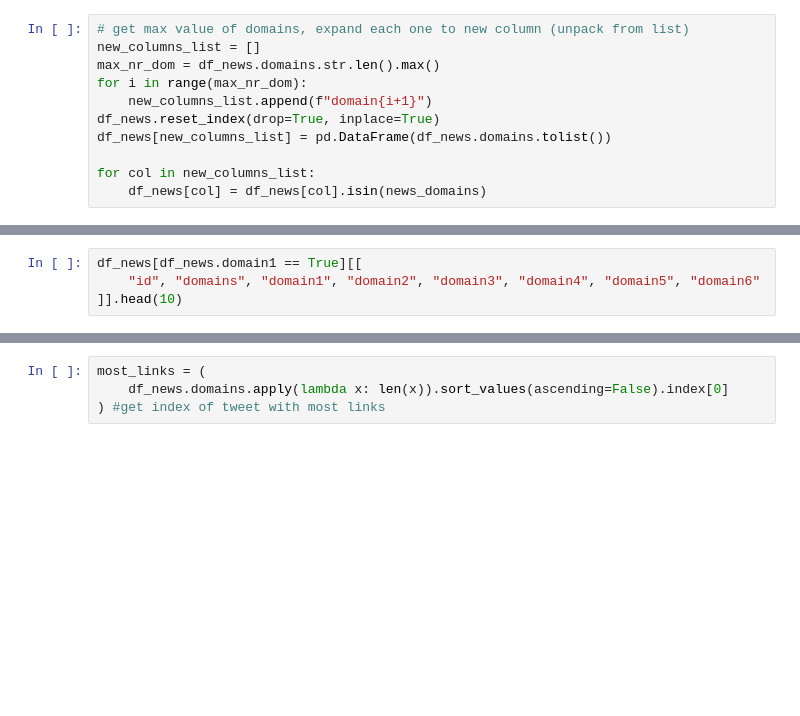
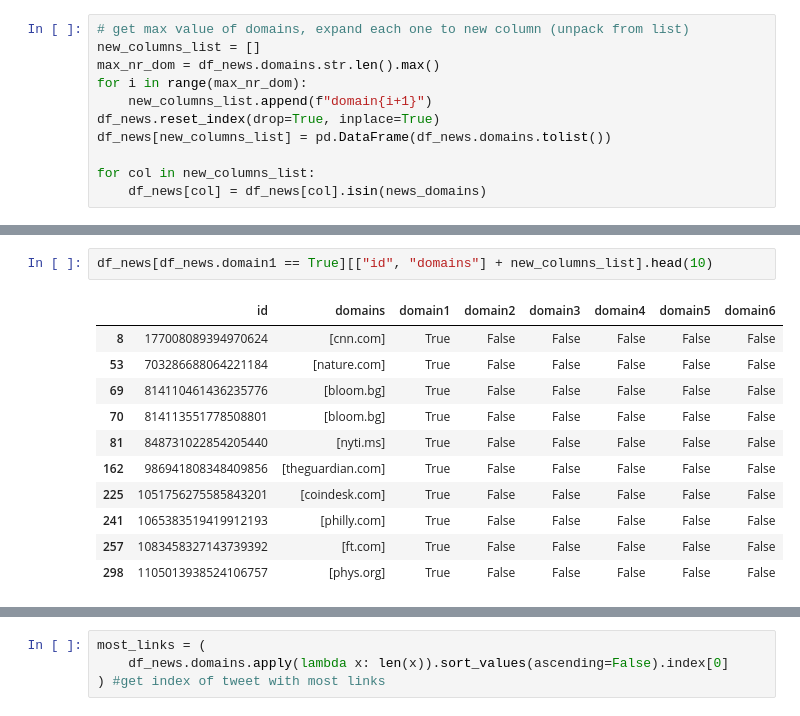
Before and after one commit to gsajko/tweetfeed, a Jupyter notebook: notebooks/Tweetfeed.ipynb, the cells around one changed output, grey strips where cells are left out. Cells and saved outputs as stored; diff of their text form; blank space fills up the shorter version.

```diff
--- a/notebooks/Tweetfeed.ipynb
+++ b/notebooks/Tweetfeed.ipynb
@@ -193,5 +345,15 @@ df_news[[
 # %%
-df_news[df_news.domain1 == True][[
-    "id", "domains", "domain1", "domain2", "domain3", "domain4", "domain5", "domain6"
-]].head(10)
+df_news[df_news.domain1 == True][["id", "domains"] + new_columns_list].head(10)
+# %% [output]
+|  | id | domains | domain1 | domain2 | domain3 | domain4 | domain5 | domain6 |
+| 8 | 177008089394970624 | [cnn.com] | True | False | False | False | False | False |
+| 53 | 703286688064221184 | [nature.com] | True | False | False | False | False | False |
+| 69 | 814110461436235776 | [bloom.bg] | True | False | False | False | False | False |
+| 70 | 814113551778508801 | [bloom.bg] | True | False | False | False | False | False |
+| 81 | 848731022854205440 | [nyti.ms] | True | False | False | False | False | False |
+| 162 | 986941808348409856 | [theguardian.com] | True | False | False | False | False | False |
+| 225 | 1051756275585843201 | [coindesk.com] | True | False | False | False | False | False |
+| 241 | 1065383519419912193 | [philly.com] | True | False | False | False | False | False |
+| 257 | 1083458327143739392 | [ft.com] | True | False | False | False | False | False |
+| 298 | 1105013938524106757 | [phys.org] | True | False | False | False | False | False |
 # %%
```
Also changed, not shown: parts of 46 cells of this notebook, 1 other file.
